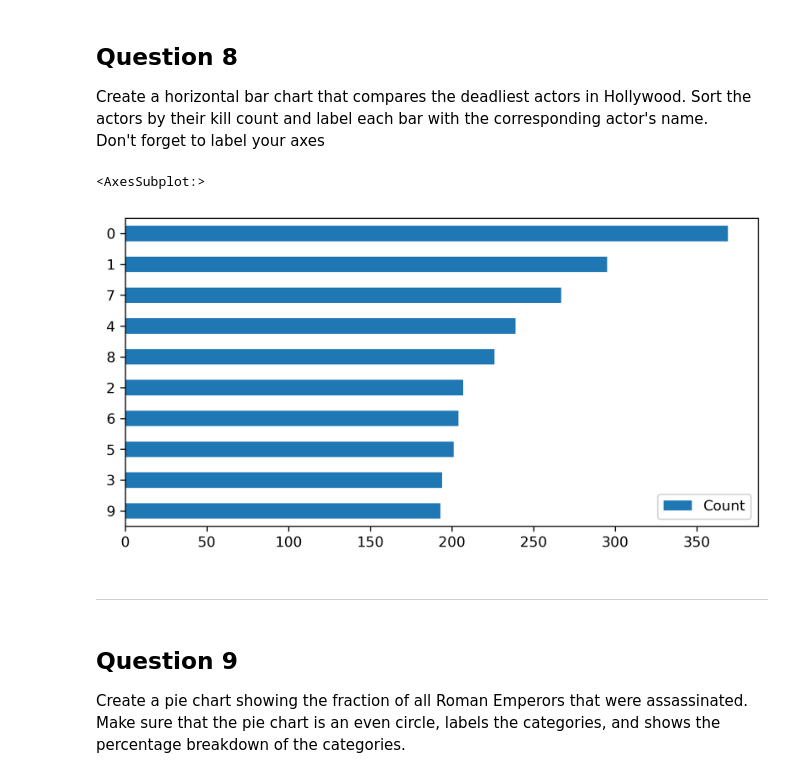
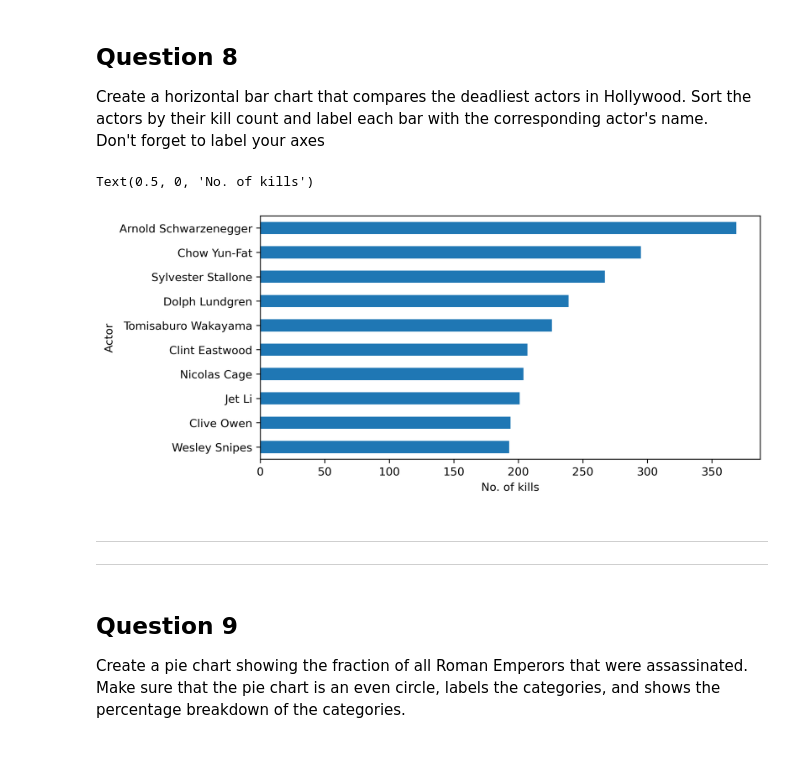
Before and after one commit to HSD-BDAT/HarmilapSingh.Dhaliwal.BDAT1004PS03, a Jupyter notebook: PS_03.ipynb, the cells around one changed output. Drawn from its saved outputs; the diff is of its cells as text; code cells hidden in the pictures.

```diff
--- a/PS_03.ipynb
+++ b/PS_03.ipynb
@@ -492,12 +866,15 @@ Create a horizontal bar chart that compares the deadliest actors in Hollywood. S
 Don't forget to label your axes
 # %%
 hollywood = pd.read_csv('input/actor_kill_counts.csv')
-hollywood.sort_values('Count', ascending = True).plot.barh()
+# hollywood.head()
+hollywood.sort_values('Count', ascending = True).plot.barh(x = 'Actor', y = 'Count', legend = None)
+plt.xlabel('No. of kills')
 # %% [output]
-<AxesSubplot:>
+Text(0.5, 0, 'No. of kills')
-[figure, old version]
+[figure, new version]
 # %% [markdown]
 ---
+---
 # %% [markdown]
 ## Question 9
 
```
Also changed, not shown: parts of 88 cells of this notebook.
